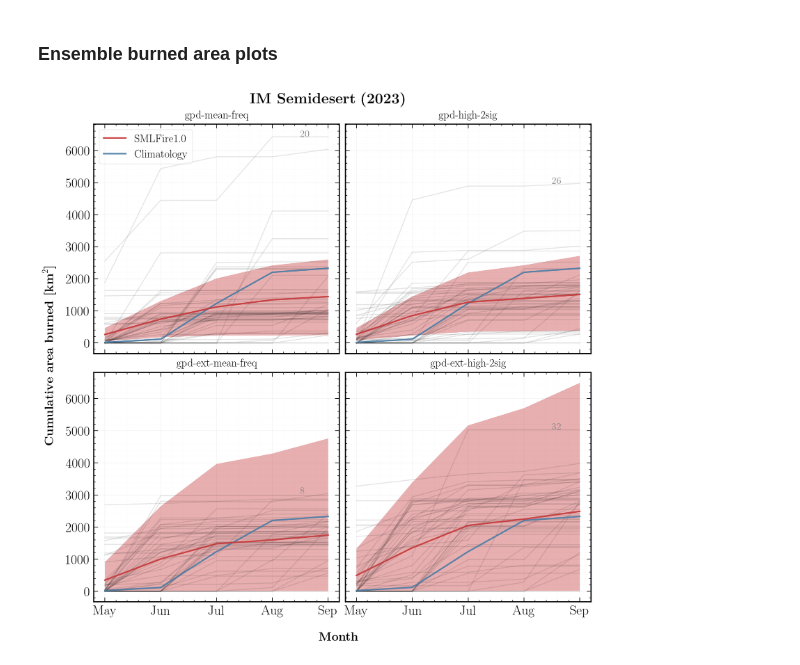
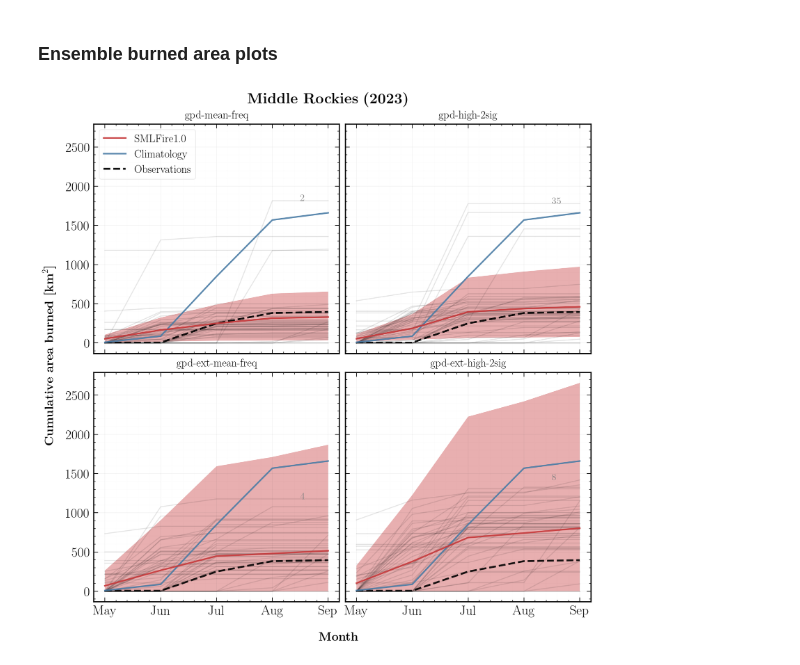
Before and after one commit to jtbuch/SEASFire, a Jupyter notebook: scripts/seas_burned_area_forecasts.ipynb, the cells around one changed output. Cells and saved outputs as stored; diff of their text form; code cells hidden in the pictures.

Commit message:
2024 burned area forecasts done

```diff
--- a/scripts/seas_burned_area_forecasts.ipynb
+++ b/scripts/seas_burned_area_forecasts.ipynb
@@ -173,7 +173,7 @@ else:
 nregions= 18
 X_sizes_train, X_sizes_val, y_sizes_train, y_sizes_val, fire_size_train, fire_size_test, X_sizes_test, y_sizes_test= fire_size_data(res= '12km', \
                             dropcols= drop_col_func(mod_type= 'normal', add_var_flag= True, add_var_list= ['SWE_max', 'SWE_mean', 'AvgSWE_3mo', 'Delta_T']), \
-                            start_month= 444, tot_test_months= 24, threshold= 4, scaled= True, tflag= True, final_year= 2022) #tflag= True; scaled= True, rh_flag= True
+                            start_month= 444, tot_test_months= 24, threshold= 4, scaled= True, tflag= True, final_year= 2023) #tflag= True; scaled= True, rh_flag= True
 X_sizes_train_df= pd.concat([X_sizes_train, X_sizes_val], sort= False).reset_index().drop(columns=['index'])
 X_sizes_tot= pd.concat([X_sizes_train_df, X_sizes_test], sort= False).reset_index().drop(columns=['index'])
 fire_size_tot= pd.concat([fire_size_train, fire_size_test], sort= False).reset_index().drop(columns=['index'])
@@ -294,8 +294,8 @@ reg_name= {1: "Sierra Nevada", 2: "North Coast", 3: "Central Coast", 4: "South C
           8: "Middle Rockies", 9: "Southern Rockies", 10: "AM Semidesert", 11: "AZ/NM Mts.", 12: "IM Semidesert", 13: "IM Desert", 14: "Northern Great Plains", \
           15: "High Plains", 16: "CO Plateau", 17: "SW Tablelands", 18: "CH Desert"}
 # %%
-rindx= 12
-plt_reg= 'imsemidesert'
+rindx= 8
+plt_reg= 'mrockies'
 plt.rcParams['figure.constrained_layout.use'] = True
 fig, ax= plt.subplots(2, 2, figsize=(12, 12), sharey= True)
 fig.text(-0.04, 0.5, r'{\bf Cumulative area burned [${\bf km}^2$]}', va='center', rotation='vertical', fontsize= 20);
@@ -308,36 +308,38 @@ for i in range(2):
             tmp_df= pd.read_hdf('../sav_files/fire_size_pred_dfs/' + '%s'%firemon_pred_flag + '/%s'%plot_yr + '/pred_size_df_ml_gpd_%s'%size_id + '_%s'%('_'.join(freqlabel[j].split('_')[1:])) \
                                                                                                                     + '_%s'%sizelabel[i] + '_%d'%enp + '_%s.h5'%plot_yr)
             reg_gpd_ml_pred_size_df= pd.concat([reg_gpd_ml_pred_size_df, tmp_df], axis= 0)
         ens_no_df= pd.DataFrame({'ens_no': np.repeat(ens_no_arr, len(tmp_df))})
         reg_gpd_ml_pred_size_df= pd.concat([reg_gpd_ml_pred_size_df.reset_index(), ens_no_df], axis= 1).drop(columns= ['index'])
         max_ens_no= reg_gpd_ml_pred_size_df.groupby('reg_indx').get_group(rindx).groupby('ens_no').mean()['mean_size'].idxmax()
 
         ax[i, j].plot(pred_mon_arr, np.cumsum(reg_gpd_ml_pred_size_df.groupby('reg_indx').get_group(rindx).groupby('month').mean()['mean_size']).to_numpy(), \
                                                                                                                         linewidth= 2.5, label= 'SMLFire1.0', zorder= 10)
         ax[i, j].fill_between(pred_mon_arr, np.cumsum(reg_gpd_ml_pred_size_df.groupby('reg_indx').get_group(rindx).groupby('month').mean()['high_1sig_size']), \
                                                                 np.cumsum(reg_gpd_ml_pred_size_df.groupby('reg_indx').get_group(rindx).groupby('month').mean()['low_1sig_size']), alpha=0.4)
         for enp in ens_no_arr:
             ax[i, j].plot(pred_mon_arr, np.cumsum(reg_gpd_ml_pred_size_df.groupby('ens_no').get_group(enp).groupby('reg_indx').get_group(rindx)['mean_size']).to_numpy(), c= 'black', alpha= 0.1, linewidth= 1.5, zorder= 1)
-        ax[i, j].plot(pred_mon_arr, np.cumsum(obs_burned_area_climatology(fire_size_df= fire_size_tot, pred_mons= [5, 6, 7, 8, 9], regindx= rindx)), linewidth= 2.5, label= 'Climatology', zorder= 5)
-        #ax.plot(pred_mon_arr, np.cumsum(obs_burned_area_ts(fire_size_df= fire_size_tot, pred_mons= pred_mon_arr, regindx= rindx)), \
-        #                                                                                                                    linestyle= '--', color= 'black', linewidth= 3, label= 'Observations')
+
+        obs_clim_df= pd.read_hdf('../sav_files/obs_fire_size_climatology_df.h5', key= 'df')
+        ax[i, j].plot(pred_mon_arr, np.cumsum(obs_clim_df.groupby('reg_indx').get_group(rindx)['mean_size'].to_numpy()), linewidth= 2.5, label= 'Climatology', zorder= 5)
+        ax[i, j].plot(pred_mon_arr, np.cumsum(obs_burned_area_ts(fire_size_df= fire_size_tot, pred_mons= pred_mon_arr, regindx= rindx)), \
+                                                                                                                            linestyle= '--', color= 'black', linewidth= 3, label= 'Observations')
         # if i==0 and j==0:
         #     ax[i, j].set_ylabel(r'{\bf CAB [${\bf km}^2$]}', fontsize= 20, labelpad= 10);
         #ax[0, 0].set_xlabel(r'{\bf Month}', fontsize= 20, labelpad= 10);
         ax[i, j].set_xticks(pred_mon_arr)
         if i==1:
             ax[i, j].set_xticklabels(['May', 'Jun', 'Jul', 'Aug', 'Sep']);
         else:
             ax[i, j].set_xticklabels([]);
         #ax.set_ylim(-100, 3000)
-        ax[i, j].text(475.5, np.cumsum(reg_gpd_ml_pred_size_df.groupby('reg_indx').get_group(rindx).groupby('ens_no').get_group(max_ens_no)['mean_size']).max(), r'%d'%max_ens_no, color= 'gray', fontsize= 16, zorder= 10)
+        ax[i, j].text(475.5 + (plot_yr - 2023)*12, np.cumsum(reg_gpd_ml_pred_size_df.groupby('reg_indx').get_group(rindx).groupby('ens_no').get_group(max_ens_no)['mean_size']).max(), r'%d'%max_ens_no, color= 'gray', fontsize= 16, zorder= 10)
         ax[i, j].set_title(r'{%s}'%(sizelabel[i] + '_' + '_'.join(freqlabel[j].split('_')[1:])).replace("_", "-"), fontsize= 18, pad= 10);
         ax[i, j].tick_params(labeltop=False, top=True, labelright=False, right=True, which='both', labelsize= 22);
         if i==0 and j==0:
             ax[i, j].legend(loc= 'upper left', frameon= True, fontsize= 18);
         ax[i, j].grid(visible=True, which='major', color='black', alpha=0.05, linestyle='-');
         ax[i, j].grid(visible=True, which='minor', color='black', alpha=0.01, linestyle='-');
 plt.suptitle(r'{\bf %s}'%reg_name[rindx] + r' {\bf (%s)}'%plot_yr, fontsize= 24);
-#plt.savefig('../plots/smlfire_output/dynamical_forecasts/pred_fire_size_%s'%size_id + '_%d'%plot_yr + '_mean_BA_spread_%s.pdf'%plt_reg, bbox_inches='tight', dpi= 200);
+#plt.savefig('../plots/smlfire_output/dynamical_forecasts/%s'%plot_yr + '/pred_fire_size_%s'%size_id + '_%d'%plot_yr + '_mean_BA_spread_%s.pdf'%plt_reg, bbox_inches='tight', dpi= 200);
 # %% [output]
-[figure, old version]
+[figure, new version]
```
Also changed, not shown: parts of 5 cells of this notebook, 1 other file.
